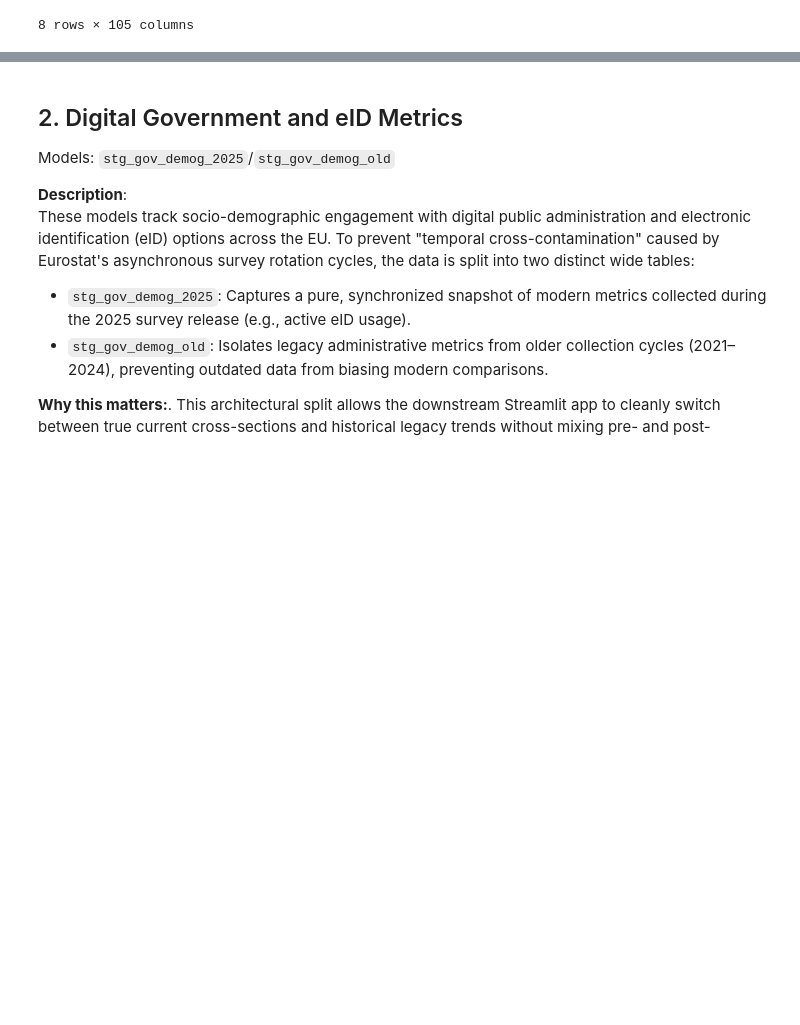
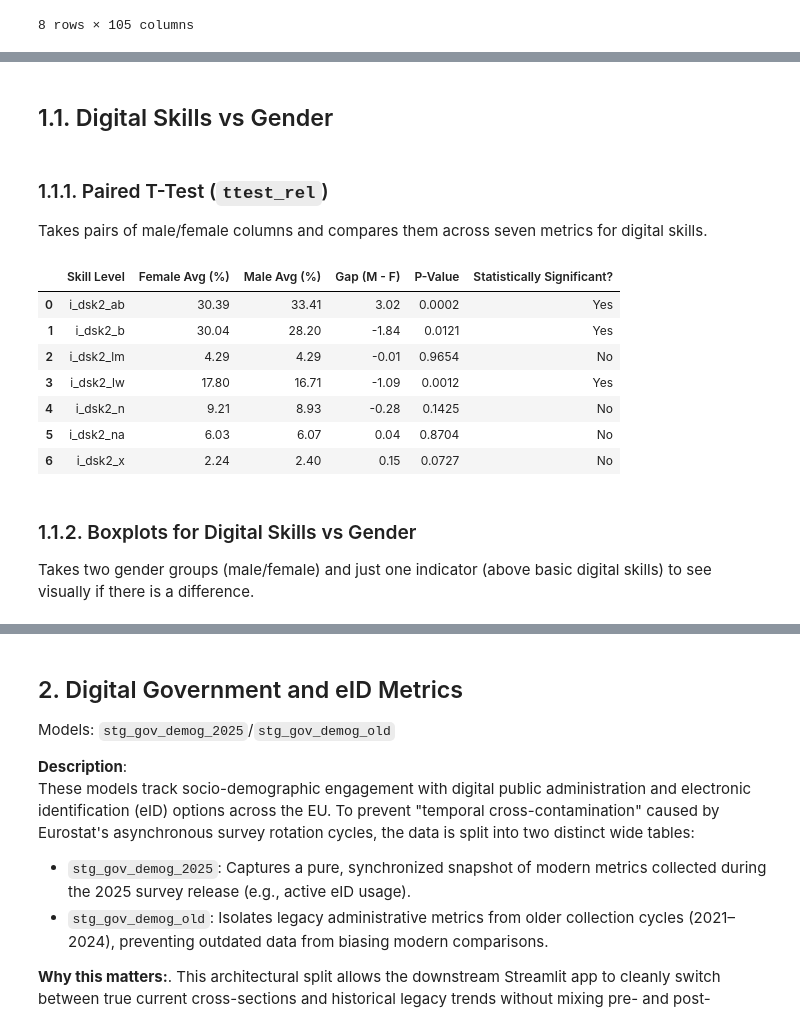
Before and after one commit to skibodaria/digital_literacy_eu, a Jupyter notebook: 03_eda/02_dem_inequal_three_models.ipynb, the cells around one changed output, grey strips where cells are left out. Drawn from its saved outputs; the diff is of its cells as text; code cells hidden in the pictures; blank space fills up the shorter version.

```diff
--- a/03_eda/02_dem_inequal_three_models.ipynb
+++ b/03_eda/02_dem_inequal_three_models.ipynb
@@ -494,0 +175,51 @@ Paired T-Test P-Value: 0.00000000
+# %% [markdown]
+## 1.1. Digital Skills vs Gender
+# %% [markdown]
+### 1.1.1. Paired T-Test (`ttest_rel`)
+
+Takes pairs of male/female columns and compares them across seven metrics for digital skills.
+# %%
+summary_data = []
+
+# pairs male/female columns:
+for i in range(0, len(gen_dig_skills), 2):
+    female_col = gen_dig_skills[i]
+    male_col = gen_dig_skills[i+1]
+
+    # get's the clian name of skills:
+    skill_label = female_col.replace('_f_y16_74', '')
+
+    # averages across all 27 countries
+    mean_female = df[female_col].mean()
+    mean_male = df[male_col].mean()
+    gender_gap = mean_male - mean_female  # positive means higher for men, negative for women
+
+    # runs paired t-test:
+    t_stat, p_value = stats.ttest_rel(df[male_col], df[female_col])
+
+    # stores the results:
+    summary_data.append({
+        'Skill Level': skill_label,
+        'Female Avg (%)': round(mean_female, 2),
+        'Male Avg (%)': round(mean_male, 2),
+        'Gap (M - F)': round(gender_gap, 2),
+        'P-Value': round(p_value, 4),
+        'Statistically Significant?': 'Yes' if p_value < 0.05 else 'No'
+    })
+
+# creates a clean df:
+df_gender_results = pd.DataFrame(summary_data)
+df_gender_results
+# %% [output]
+|  | Skill Level | Female Avg (%) | Male Avg (%) | Gap (M - F) | P-Value | Statistically Significant? |
+| 0 | i_dsk2_ab | 30.39 | 33.41 | 3.02 | 0.0002 | Yes |
+| 1 | i_dsk2_b | 30.04 | 28.20 | -1.84 | 0.0121 | Yes |
+| 2 | i_dsk2_lm | 4.29 | 4.29 | -0.01 | 0.9654 | No |
+| 3 | i_dsk2_lw | 17.80 | 16.71 | -1.09 | 0.0012 | Yes |
+| 4 | i_dsk2_n | 9.21 | 8.93 | -0.28 | 0.1425 | No |
+| 5 | i_dsk2_na | 6.03 | 6.07 | 0.04 | 0.8704 | No |
+| 6 | i_dsk2_x | 2.24 | 2.40 | 0.15 | 0.0727 | No |
+# %% [markdown]
+### 1.1.2. Boxplots for Digital Skills vs Gender
+
+Takes two gender groups (male/female) and just one indicator (above basic digital skills) to see visually if there is a difference.
```
Also changed, not shown: parts of 52 cells of this notebook.
